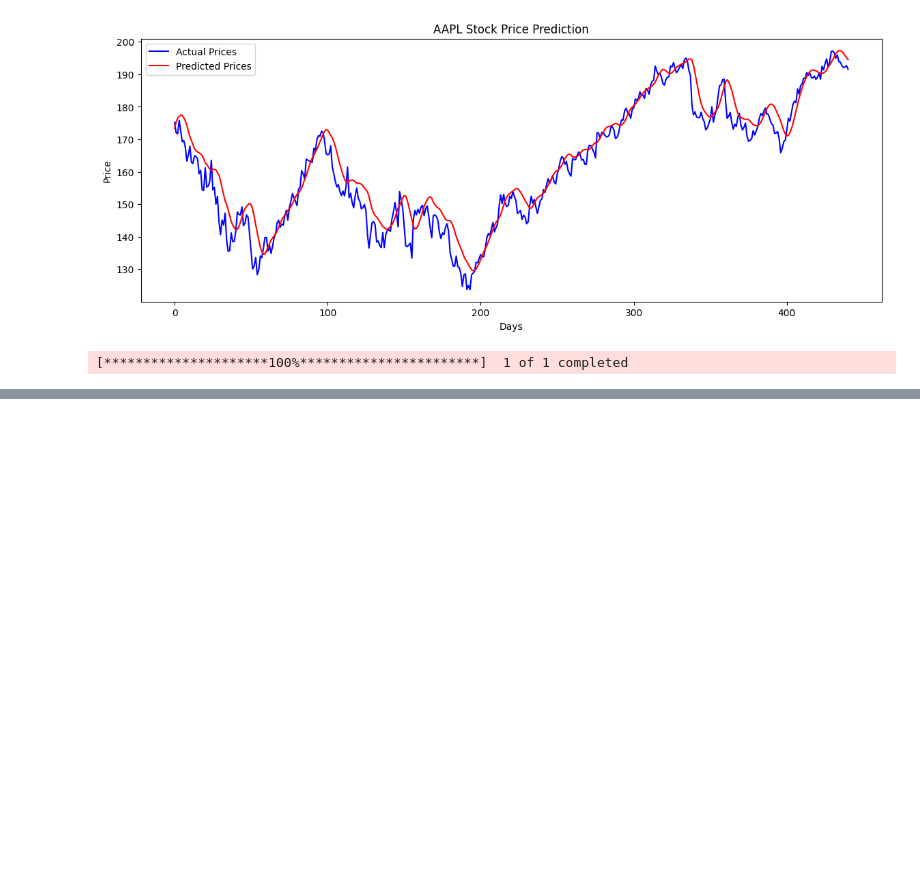
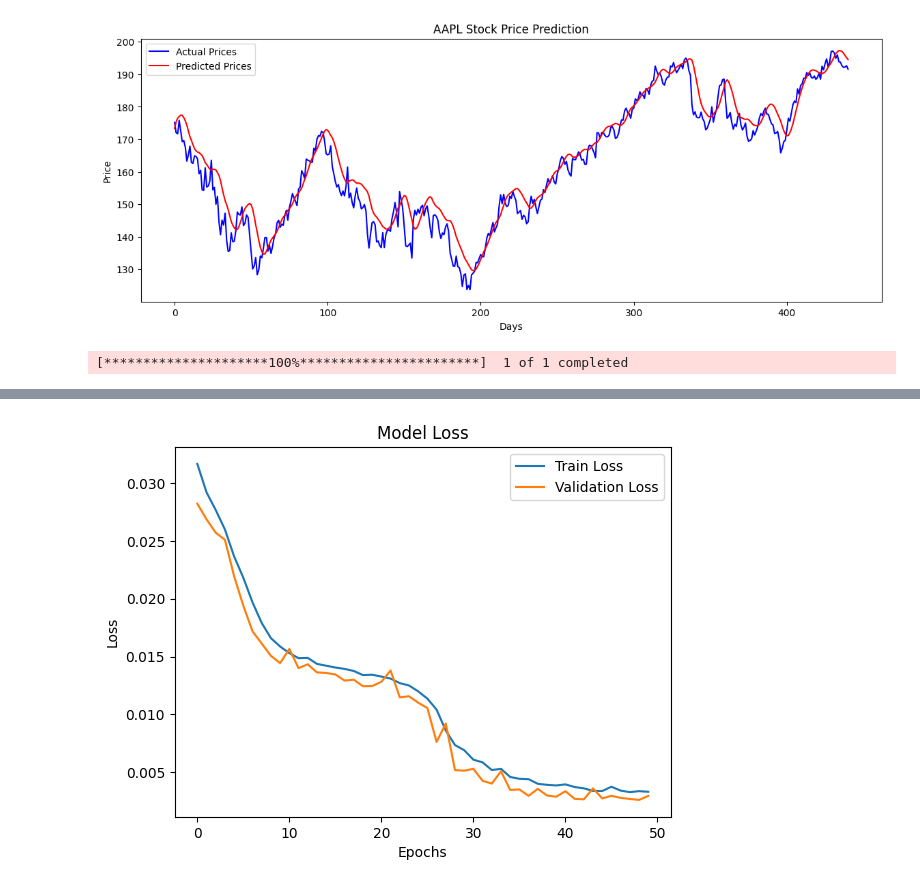
Before and after one commit to dlgusrjs940701/AI_Project, a Jupyter notebook: 2024_01_09.ipynb, the cells around one changed output, grey strips where cells are left out. Saved outputs shown, nothing was run; the diff lists cells and outputs as text; code cells hidden in the pictures; blank space fills up the shorter version.

```diff
--- a/2024_01_09.ipynb
+++ b/2024_01_09.ipynb
@@ -306,0 +506,24 @@ model = Sequential(
+# %%
+# 3. 데이터 차원 조정 (GRU 입력 형태로 변환)
+X_train = np.reshape(X_train, (X_train.shape[0], X_train.shape[1], 1))
+X_val = np.reshape(X_val, (X_val.shape[0], X_val.shape[1], 1))
+# %%
+# 4. GRU 모델 생성
+model = Sequential([
+    GRU(64, return_sequences=True, input_shape=(X_train.shape[1],1)),
+    Dropout(0.2),
+    GRU(32),
+    Dropout(0.2),
+    Dense(1)
+])
+# %%
+model.compile(optimizer='adam', loss='mse')
+# %%
+# 5. 모델 학습
+history = model.fit(
+    X_train, y_train,
+    validation_data=(X_val, y_val),
+    epochs=50,
+    batch_size=32,
+    verbose=1
+)
@@ -306,0 +548,11 @@ model = Sequential(
+# %%
+# 6. 학습 과정 시각화
+plt.plot(history.history["loss"], label="Train Loss")
+plt.plot(history.history["val_loss"], label="Validation Loss")
+plt.legend()
+plt.title("Model Loss")
+plt.xlabel("Epochs")
+plt.ylabel("Loss")
+plt.show()
+# %% [output]
+[figure, added]
```
Also changed, not shown: parts of 28 cells of this notebook, 6 other files.
